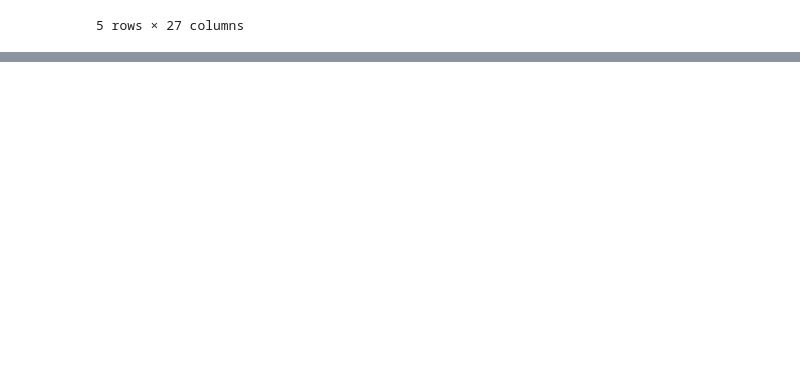
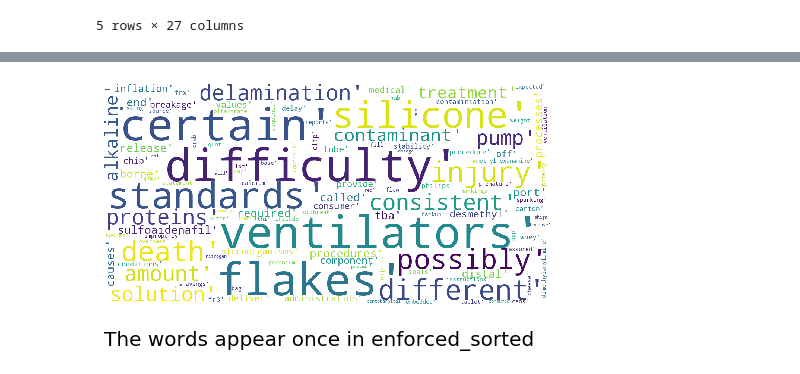
Before and after one commit to KKanakaraj/Amazon-Reviews-Infectious-Disease, a Jupyter notebook: notebooks/FDA_recall_reasons.ipynb, the cells around one changed output, grey strips where cells are left out. Cells and saved outputs as stored; diff of their text form; code cells hidden in the pictures; blank space fills up the shorter version.

```diff
--- a/notebooks/FDA_recall_reasons.ipynb
+++ b/notebooks/FDA_recall_reasons.ipynb
@@ -129,0 +159,4 @@ show_wordcloud(frequent_words_enforced[:200], title = "Top frequent words in enf
+# %%
+# Let's see inside the press released  word list with specified word count 2 & 3
+words_press_released_3 = [word for word, count in press_released_sorted if count==3 if len(word)>2]
+words_press_released_4 = [word for word, count in press_released_sorted if count==4 if len(word)>2]
@@ -129,0 +168,4 @@ show_wordcloud(frequent_words_enforced[:200], title = "Top frequent words in enf
+# %%
+show_wordcloud(words_press_released_3, title = "The words appear once in enforced_sorted")
+# %% [output]
+[figure, added]
```
Also changed, not shown: parts of 31 cells of this notebook.
